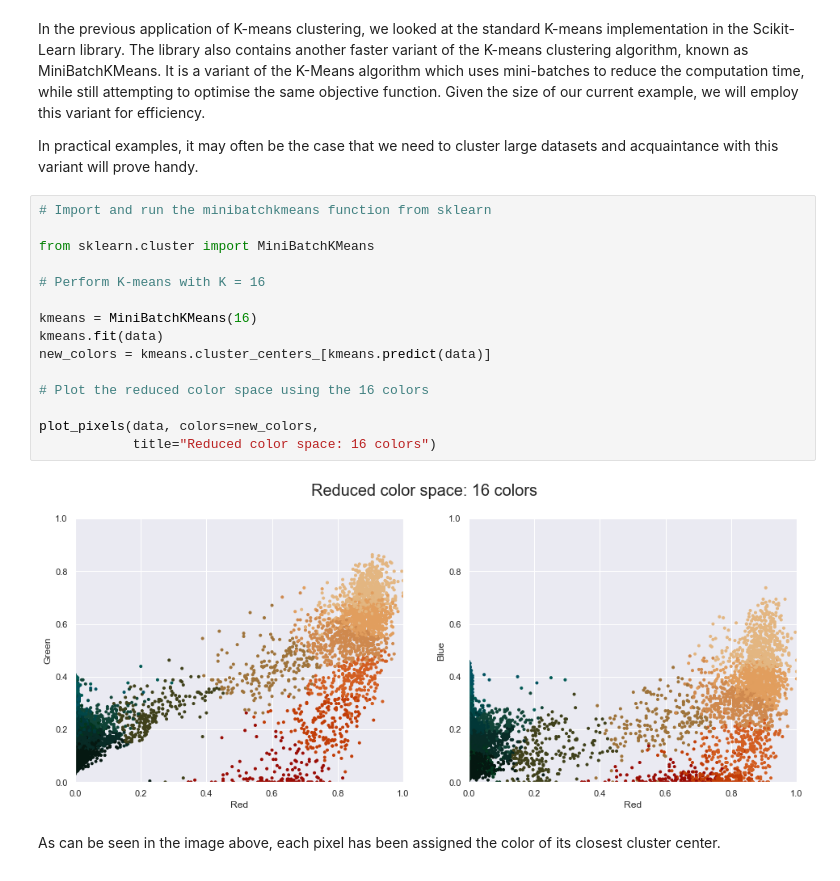
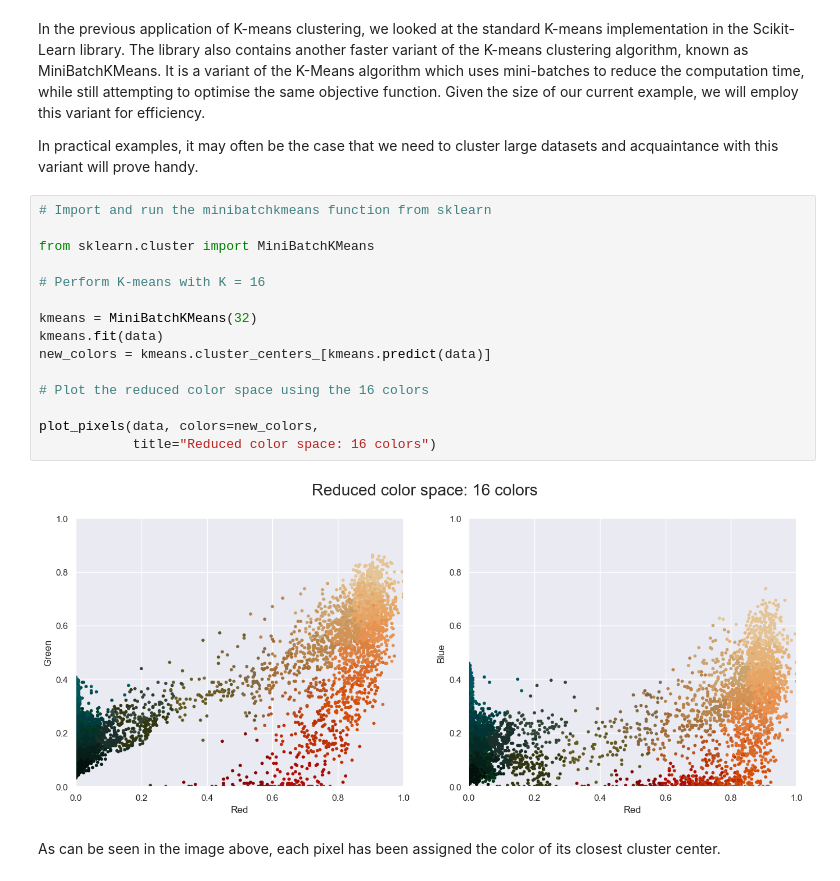
Before and after one commit to krishangupta33/Unboxing-Black-Box-ML-Models, a Jupyter notebook: Clustering/Clustering Module.ipynb, the cells around one changed output. Drawn from its saved outputs; the diff is of its cells as text.

```diff
--- a/Clustering/Clustering Module.ipynb
+++ b/Clustering/Clustering Module.ipynb
@@ -185,20 +185,20 @@ In practical examples, it may often be the case that we need to cluster large da
 # %%
 # Import and run the minibatchkmeans function from sklearn
 
 from sklearn.cluster import MiniBatchKMeans
 
 # Perform K-means with K = 16
 
-kmeans = MiniBatchKMeans(16)
+kmeans = MiniBatchKMeans(32)
 kmeans.fit(data)
 new_colors = kmeans.cluster_centers_[kmeans.predict(data)]
 
 # Plot the reduced color space using the 16 colors
 
 plot_pixels(data, colors=new_colors,
             title="Reduced color space: 16 colors")
 # %% [output]
-[figure, old version]
+[figure, new version]
 # %% [markdown]
 As can be seen in the image above, each pixel has been assigned the color of its closest cluster center.
 # %% [markdown]
```
Also changed, not shown: parts of 9 cells of this notebook, 4 other files.
